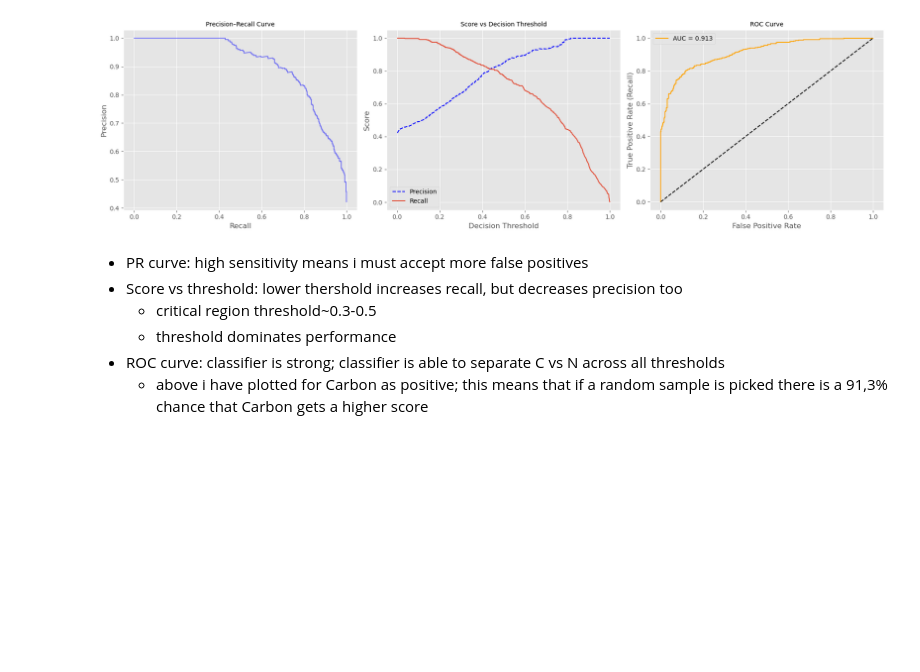
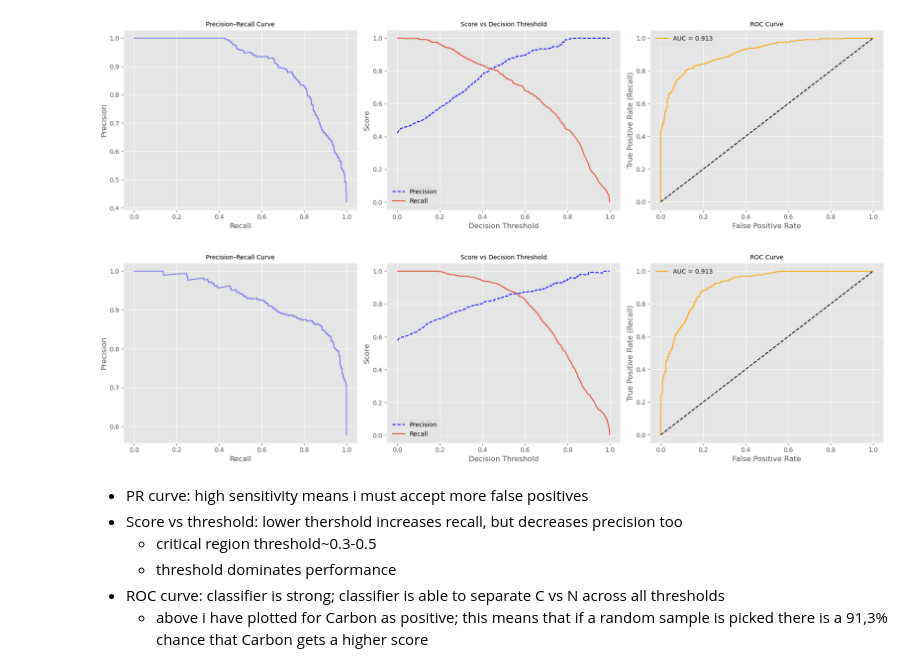
Before and after one commit to celasa/biomass_thesis, a Jupyter notebook: notebooks/06_tuning.ipynb, the cells around one changed output. Saved outputs shown, nothing was run; the diff lists cells and outputs as text; code cells hidden in the pictures; blank space fills up the shorter version.

```diff
--- a/notebooks/06_tuning.ipynb
+++ b/notebooks/06_tuning.ipynb
@@ -415,6 +427,13 @@ y_true_c = (Y_val_type_enc == 0).astype(int)
 plot_binary_eval_curves(y_true_c, y_score_default)
 # %% [output]
 [figure]
+# %%
+y_score_default = binary_clf.predict_proba(X_val)[:, 1]
+y_true_n = (Y_val_type_enc == 1).astype(int)
+
+plot_binary_eval_curves(y_true_n, y_score_default)
+# %% [output]
+[figure, added]
 # %% [markdown]
 * PR curve: high sensitivity means i must accept more false positives
 * Score vs threshold: lower thershold increases recall, but decreases precision too
```
Also changed, not shown: parts of 64 cells of this notebook, 6 other files.
